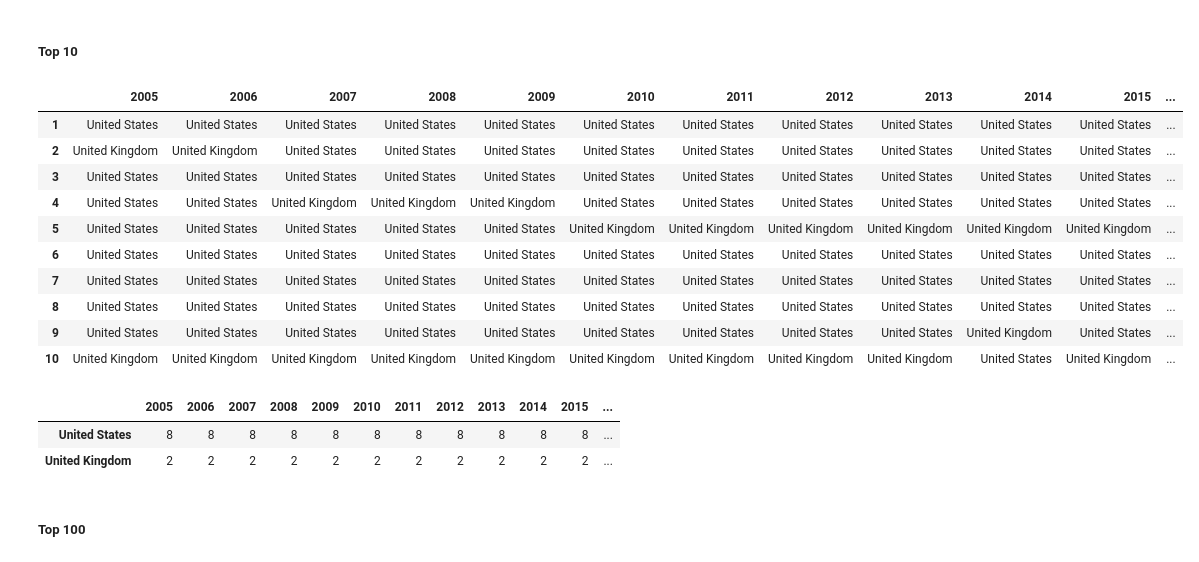
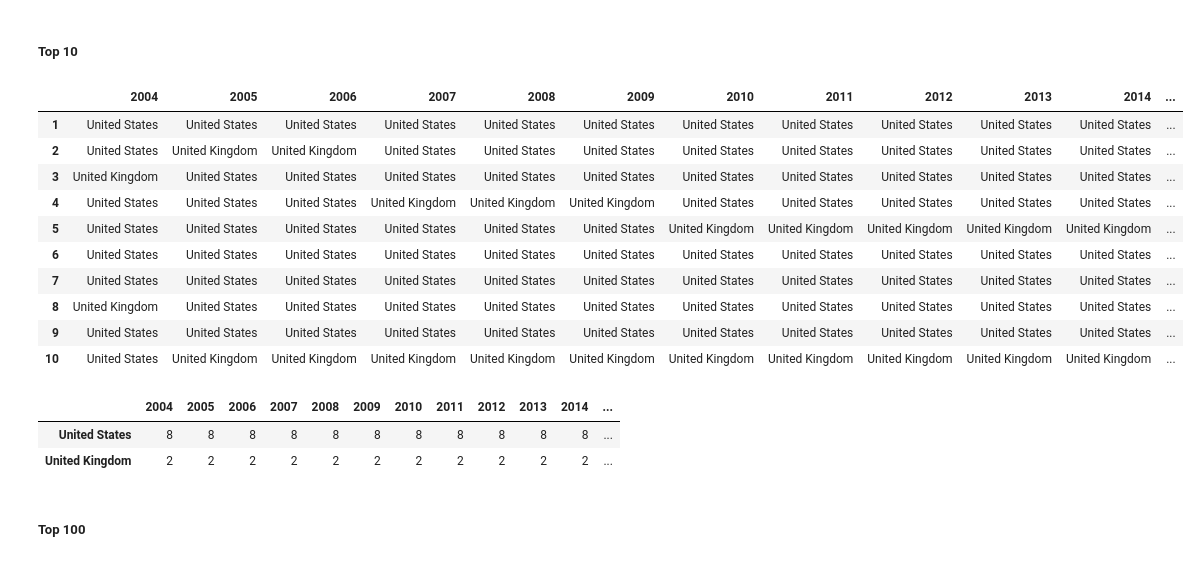
Before and after one commit to RodolfoPCruz/education_analysis, a Jupyter notebook: Shanghai World University Rankings/Shanghai Ranking.ipynb, the cells around one changed output. Drawn from its saved outputs; the diff is of its cells as text; code cells hidden in the pictures.

```diff
--- a/Shanghai World University Rankings/Shanghai Ranking.ipynb
+++ b/Shanghai World University Rankings/Shanghai Ranking.ipynb
@@ -150 +123,3 @@ df_2020['World rank integer']=np.arange(1,len(df_2020)+1)
+# %%
+df_dados['Country_Names']=df_dados["Country"].apply(lambda x : pycountry.countries.get(alpha_2=x).name )
 # %%
@@ -252,26 +136,30 @@ df_rankings['Country']=df_rankings['Country'].str.lstrip()
 # %% [markdown]
 ### Melhores colocadas ao longo dos anos
 # %%
-def create_top_ranking(dados,n_top,coluna_ano="Year",rank_geral='World rank integer',output='University'):
+def create_top_ranking(dados,n_top,coluna_ano="Year",output='Institution'):
     '''
-    Função que cria um dataframe em que em cada coluna aparecem as n_top primeiras colocadas no ranking de um ano.
-    Os rankings serão criados para os que estiverem disponíveis em dados
+    Função que cria um dataframe em que em cada coluna aparecem as n_top primeiras colocadas no ranking de cada ano.
 
-    dados      - Pandas dataframe com  os rankings. Todos os rankings estão em um unico dataframe. O ano do ranking está especificado
-                 em uma coluna
-    n_top      - (int) Número de universidades que entrarão nos rankings de cada ano
-    coluna_ano - (str) Nome da coluna onde está especificado o ano do ranking
-    rank_geral - (str) Nome da coluna onde estão as posições de cada univrsidade nos rankings
-    name_university - (str) Define a informação contida no dataframe que será retornado. Se output='University' no dataframe
-                       retornado estarão os nomes das universidades melhores colocadas. Se output='Country' a informação contida
-                       será os países de origem das universidades melhreos colocadas
+    Inputs:
+        dados      - Pandas dataframe com  os rankings. Todos os rankings estão em um unico dataframe. O ano do ranking está especificado
+                    em uma coluna
+        n_top      - (int) Número de universidades que entrarão nos rankings de cada ano
+        coluna_ano - (str) Nome da coluna onde está especificado o ano do ranking
+        rank_geral - (str) Nome da coluna onde estão as posições de cada univrsidade nos rankings
+        output     - (str) Define a informação contida no dataframe que será retornado. Se output='University' no dataframe
+                        retornado estarão os nomes das universidades melhores colocadas. Se output='Country' a informação contida
+                        será os países de origem das universidades melhreos colocadas
+
+    Outputs:
+        Pandas dataframe com as n_melhores colocadas nos rankings de cada ano. Cada coluna é relativa ao ranking de um ano. As informações
+        nas linhas podem ser os nomes das universidades ous seus países de origem
     '''
     top_list=[]
     anos=dados[coluna_ano].unique() #ano do ranking
     anos.sort()
     for ano in anos: #anos é um lista para selecionar o ranking
-        top=dados[dados[coluna_ano]==ano].sort_values(by=rank_geral).loc[:,[output]]
-        top.rename(columns={output:str(ano)},inplace=True)
+        top=dados[dados[coluna_ano]==ano].reset_index().loc[:,[output]] #nos rankings de cada ano as universidades estão ordenadas de acordo com suas posições no rankng gerl
+        top.rename(columns={output:str(ano)},inplace=True) #o nome da coluna será o ano do ranking
         top.reset_index(drop=True,inplace=True)
         top=top.iloc[:n_top,:]
         top_list.append(top)
@@ -301,27 +191,27 @@ top_10
 ##### Top 10
 # %%
 #Localização da 10 universidade melhores colocadas nos rankings de 2011 a 2024
-top_10_location=create_top_ranking(df_rankings,10,output='Country')
+top_10_location=create_top_ranking(df_dados,10,output='Country_Names')
 top_10_location
 # %% [output]
-|  | 2005 | 2006 | 2007 | 2008 | 2009 | 2010 | 2011 | 2012 | 2013 | 2014 | 2015 | ... |
+|  | 2004 | 2005 | 2006 | 2007 | 2008 | 2009 | 2010 | 2011 | 2012 | 2013 | 2014 | ... |
 | 1 | United States | United States | United States | United States | United States | United States | United States | United States | United States | United States | United States | ... |
-| 2 | United Kingdom | United Kingdom | United States | United States | United States | United States | United States | United States | United States | United States | United States | ... |
-| 3 | United States | United States | United States | United States | United States | United States | United States | United States | United States | United States | United States | ... |
-| 4 | United States | United States | United Kingdom | United Kingdom | United Kingdom | United States | United States | United States | United States | United States | United States | ... |
-| 5 | United States | United States | United States | United States | United States | United Kingdom | United Kingdom | United Kingdom | United Kingdom | United Kingdom | United Kingdom | ... |
+| 2 | United States | United Kingdom | United Kingdom | United States | United States | United States | United States | United States | United States | United States | United States | ... |
+| 3 | United Kingdom | United States | United States | United States | United States | United States | United States | United States | United States | United States | United States | ... |
+| 4 | United States | United States | United States | United Kingdom | United Kingdom | United Kingdom | United States | United States | United States | United States | United States | ... |
+| 5 | United States | United States | United States | United States | United States | United States | United Kingdom | United Kingdom | United Kingdom | United Kingdom | United Kingdom | ... |
 | 6 | United States | United States | United States | United States | United States | United States | United States | United States | United States | United States | United States | ... |
 | 7 | United States | United States | United States | United States | United States | United States | United States | United States | United States | United States | United States | ... |
-| 8 | United States | United States | United States | United States | United States | United States | United States | United States | United States | United States | United States | ... |
-| 9 | United States | United States | United States | United States | United States | United States | United States | United States | United States | United Kingdom | United States | ... |
-| 10 | United Kingdom | United Kingdom | United Kingdom | United Kingdom | United Kingdom | United Kingdom | United Kingdom | United Kingdom | United Kingdom | United States | United Kingdom | ... |
+| 8 | United Kingdom | United States | United States | United States | United States | United States | United States | United States | United States | United States | United States | ... |
+| 9 | United States | United States | United States | United States | United States | United States | United States | United States | United States | United States | United States | ... |
+| 10 | United States | United Kingdom | United Kingdom | United Kingdom | United Kingdom | United Kingdom | United Kingdom | United Kingdom | United Kingdom | United Kingdom | United Kingdom | ... |
 # %%
 #Número de vezes que cada país apareceu nas dez primeiras posições dos rankings
 #Somente universidades americanas e do Reino Unido no top 10 de todos os rankings
 paises_aparicoes_top_10=top_10_location.apply(pd.Series.value_counts)
 paises_aparicoes_top_10
 # %% [output]
-|  | 2005 | 2006 | 2007 | 2008 | 2009 | 2010 | 2011 | 2012 | 2013 | 2014 | 2015 | ... |
+|  | 2004 | 2005 | 2006 | 2007 | 2008 | 2009 | 2010 | 2011 | 2012 | 2013 | 2014 | ... |
 | United States | 8 | 8 | 8 | 8 | 8 | 8 | 8 | 8 | 8 | 8 | 8 | ... |
 | United Kingdom | 2 | 2 | 2 | 2 | 2 | 2 | 2 | 2 | 2 | 2 | 2 | ... |
 # %% [markdown]
```
Also changed, not shown: parts of 32 cells of this notebook.
